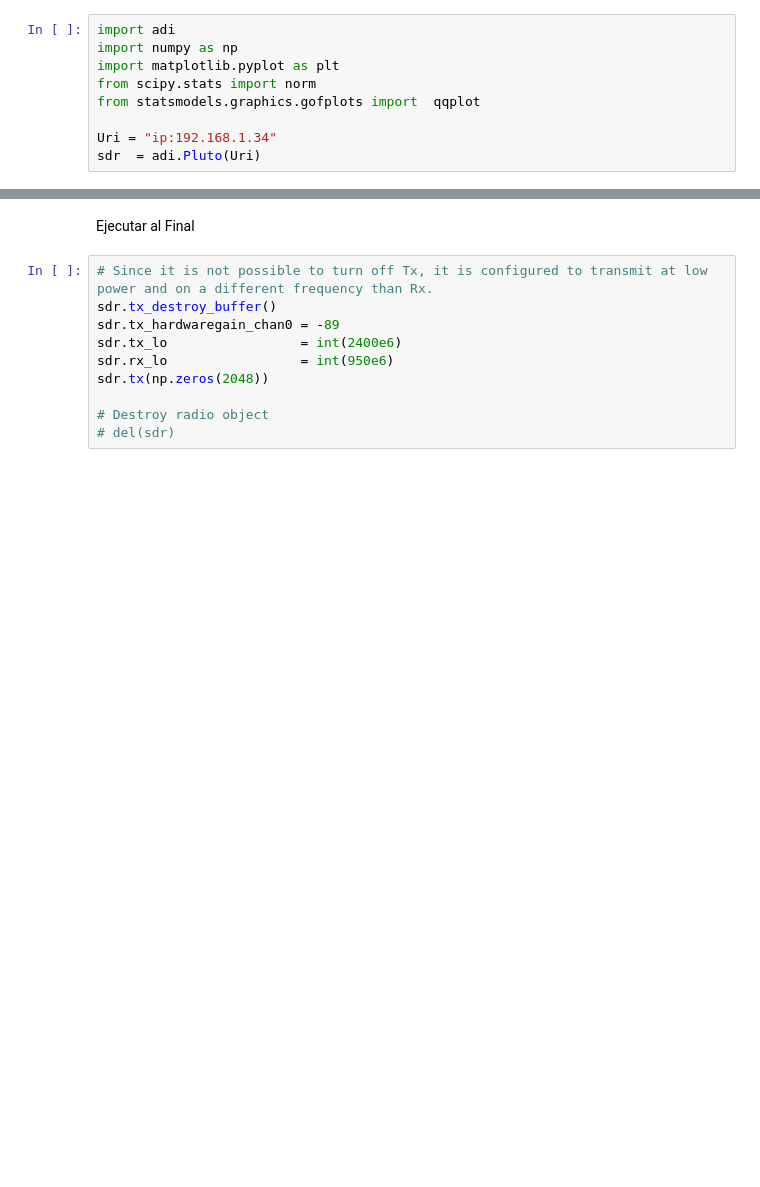
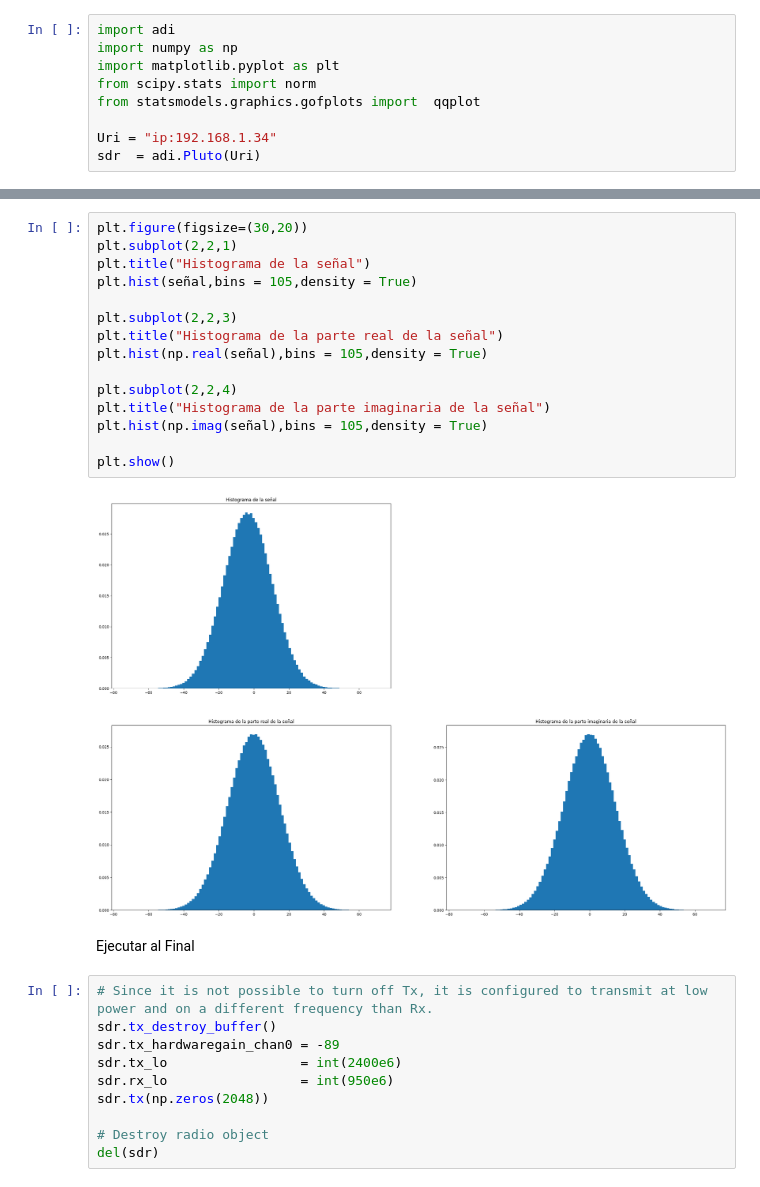
Before and after one commit to GastonFernandez00/Comunicaciones-Digitales, a Jupyter notebook: SDR Ejercicios/Ejercicio1.ipynb, the cells around one changed output, grey strips where cells are left out. Cells and saved outputs as stored; diff of their text form; blank space fills up the shorter version.

```diff
--- a/SDR Ejercicios/Ejercicio1.ipynb
+++ b/SDR Ejercicios/Ejercicio1.ipynb
@@ -173,3 +188,20 @@ Señal:  (0.40124648273771585-2.049702286488846j) RX:  (-0.007782936096191406+0.
+# %%
+plt.figure(figsize=(30,20))
+plt.subplot(2,2,1)
+plt.title("Histograma de la señal")
+plt.hist(señal,bins = 105,density = True)
+
+plt.subplot(2,2,3)
+plt.title("Histograma de la parte real de la señal")
+plt.hist(np.real(señal),bins = 105,density = True)
+
+plt.subplot(2,2,4)
+plt.title("Histograma de la parte imaginaria de la señal")
+plt.hist(np.imag(señal),bins = 105,density = True)
+
+plt.show()
+# %% [output]
+[figure, added]
 # %% [markdown]
 Ejecutar al Final
 # %%
@@ -181,4 +213,4 @@ sdr.rx_lo                 = int(950e6)
 sdr.tx(np.zeros(2048))
 
 # Destroy radio object
-# del(sdr)
+del(sdr)
```
Also changed, not shown: parts of 6 cells of this notebook, 1 other file.
